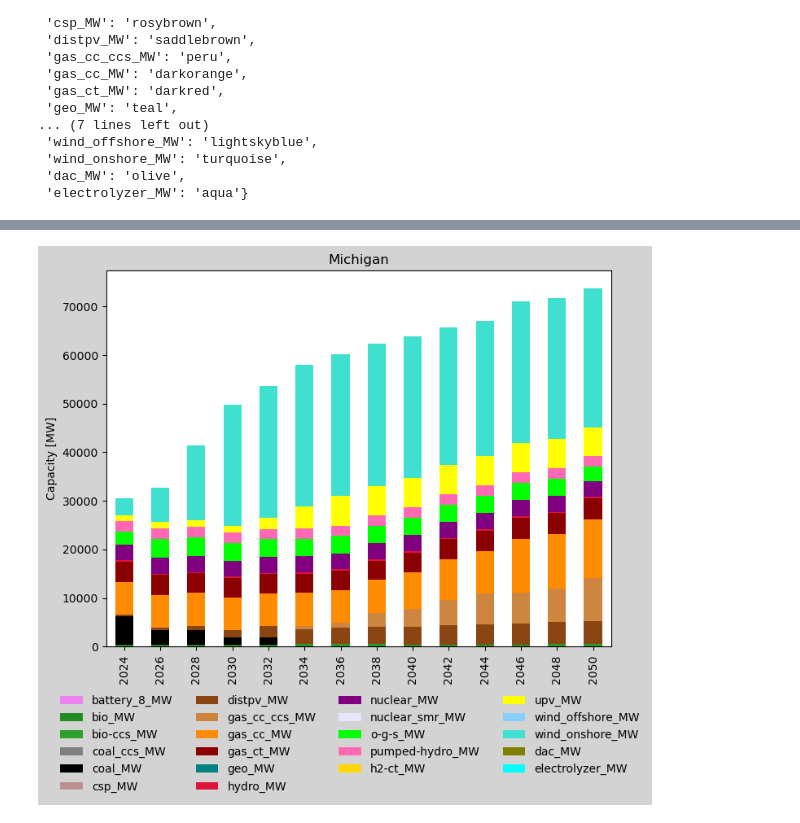
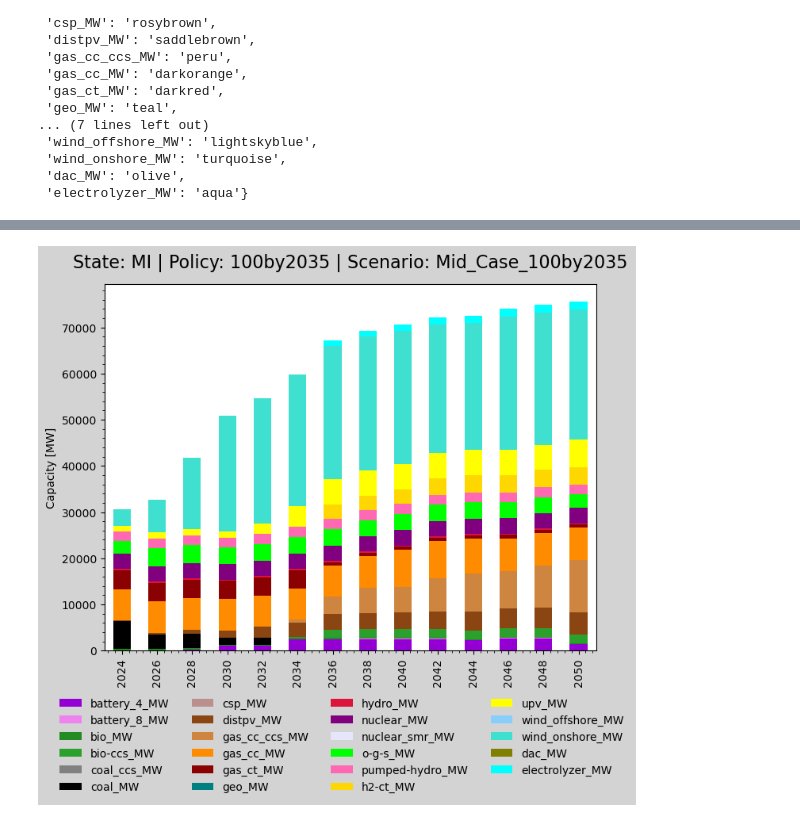
Before and after one commit to samgdotson/reeds-analysis, a Jupyter notebook: notebooks/reeds_scenario_analysis.ipynb, the cells around one changed output, grey strips where cells are left out. Drawn from its saved outputs; the diff is of its cells as text; code cells hidden in the pictures.

```diff
--- a/notebooks/reeds_scenario_analysis.ipynb
+++ b/notebooks/reeds_scenario_analysis.ipynb
@@ -47,9 +67,9 @@ policy = '100by2035'
 state = 'MI'
 scenario = None
 year = 2036
-mi_df = data_selector(reeds_std_2023_states,policy=policy,state=state,scenario=scenario, t=year)
-mi_mwh_df = data_selector(reeds_std_2023_states,policy=policy,state=state,scenario=scenario, t=year, results='energy')
-mi_mwh_df.drop(columns=['load_enduse_MWh','load_MWh',
+df = data_selector(reeds_std_2023_states,policy=policy,state=state,scenario=scenario, t=year)
+mwh_df = data_selector(reeds_std_2023_states,policy=policy,state=state,scenario=scenario, t=year, results='energy')
+mwh_df.drop(columns=['load_enduse_MWh','load_MWh',
                     'load_dist_loss_MWh','load_trans_loss_MWh','load_canada_exports_MWh',
                     'load_storage_charging_MWh','load_electrolyzer_MWh','load_dac_MWh'], inplace=True)
 # %%
@@ -83,7 +105,7 @@ color_list = ['darkviolet','violet','forestgreen','tab:green',
               'lavender','lime','hotpink','gold','yellow',
               'lightskyblue','turquoise','olive','aqua']
 # %%
-colormap = dict(zip(list(mi_df.iloc[:,4:].columns),color_list))
+colormap = dict(zip(list(df.iloc[:,4:].columns),color_list))
 # %%
 display(colormap)
 # %% [output]
@@ -107,7 +142,7 @@ display(colormap)
 # %%
 policy = '100by2035'
 state = 'MI'
-scenario = 'DAC_100by2035'
+scenario = 'Mid_Case_100by2035'
 year = None
-mi_df_alltime = data_selector(reeds_std_2023_states,policy=policy,state=state,scenario=scenario, t=year)
-mi_df_alltime.set_index('t', drop=True, inplace=True)
+df_alltime = data_selector(reeds_std_2023_states,policy=policy,state=state,scenario=scenario, t=year)
+df_alltime.set_index('t', drop=True, inplace=True)
@@ -114,11 +169,13 @@ mi_df_alltime.set_index('t', drop=True, inplace=True)
 # %%
 fig, ax = plt.subplots(figsize=(8,6), facecolor='lightgray')
-mi_df_alltime.iloc[:,4:].plot.bar(ax=ax,stacked=True, color=colormap)
+df_alltime.iloc[:,3:].plot.bar(ax=ax,stacked=True, color=colormap)
 ax.set_xlabel('')
 ax.set_ylabel("Capacity [MW]")
-ax.set_title(f'Michigan')
-# ax.grid()
+ax.set_title(f"State: {state} | Policy: {policy} | Scenario: {scenario}", fontsize=16, pad=15)
+ax.minorticks_on()
+# ax.grid(which='minor', alpha=0.2, color='red')
+# ax.grid(which='major', alpha=0.4, color='k')
 ax.legend(loc=(-0.1,-0.4), ncols=4,facecolor='lightgray', fancybox=False, shadow=False, edgecolor='lightgray')
 plt.show()
 # %% [output]
-[figure, old version]
+[figure, new version]
```
Also changed, not shown: parts of 5 cells of this notebook.
